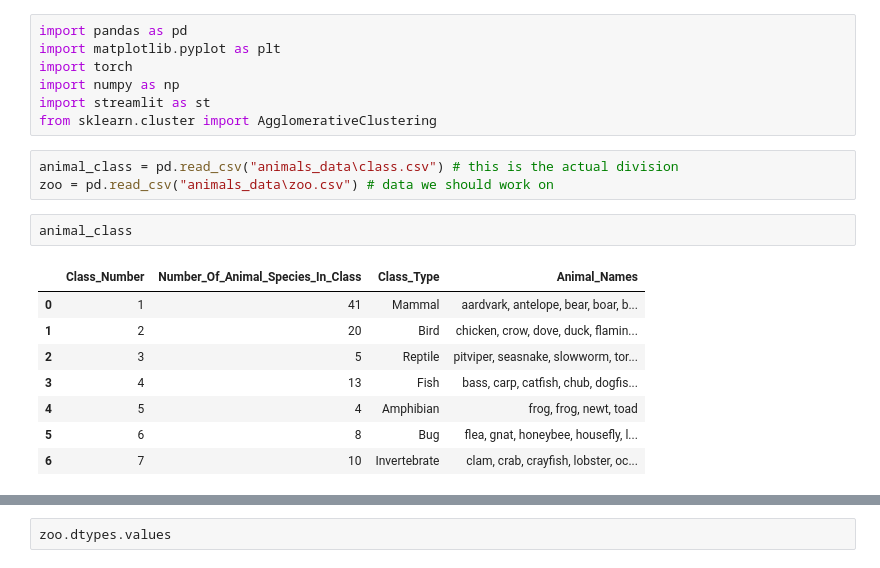
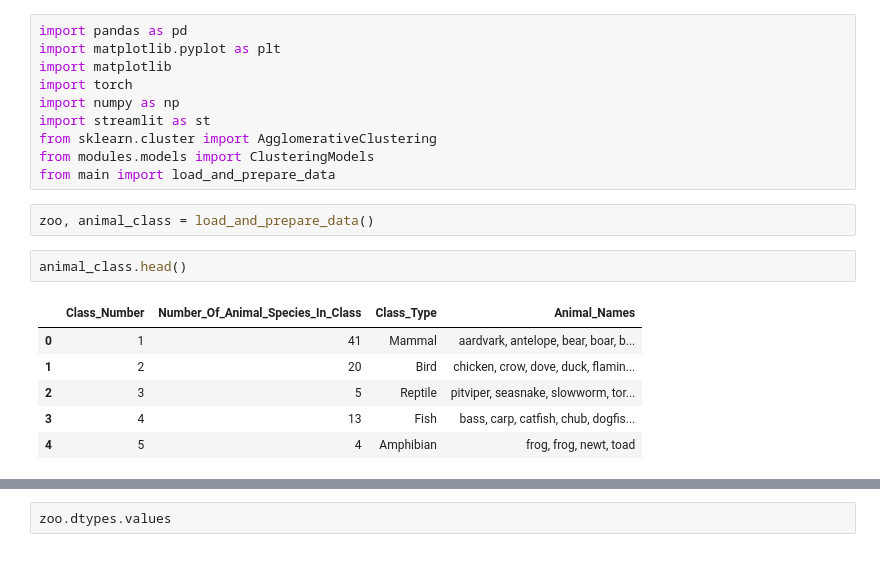
Before and after one commit to b8niiii/project, a Jupyter notebook: animal_notebook.ipynb, the cells around one changed output, grey strips where cells are left out. Cells and saved outputs as stored; diff of their text form.

```diff
--- a/animal_notebook.ipynb
+++ b/animal_notebook.ipynb
@@ -1,21 +1,21 @@
 # %%
 import pandas as pd
 import matplotlib.pyplot as plt
+import matplotlib
 import torch
 import numpy as np
 import streamlit as st
 from sklearn.cluster import AgglomerativeClustering
+from modules.models import ClusteringModels
+from main import load_and_prepare_data
-# %%
-animal_class = pd.read_csv("animals_data\class.csv") # this is the actual division
-zoo = pd.read_csv("animals_data\zoo.csv") # data we should work on
+# %%
+zoo, animal_class = load_and_prepare_data()
 # %%
-animal_class
+animal_class.head()
 # %% [output]
 |  | Class_Number | Number_Of_Animal_Species_In_Class | Class_Type | Animal_Names |
 | 0 | 1 | 41 | Mammal | aardvark, antelope, bear, boar, b... |
 | 1 | 2 | 20 | Bird | chicken, crow, dove, duck, flamin... |
 | 2 | 3 | 5 | Reptile | pitviper, seasnake, slowworm, tor... |
 | 3 | 4 | 13 | Fish | bass, carp, catfish, chub, dogfis... |
 | 4 | 5 | 4 | Amphibian | frog, frog, newt, toad |
-| 5 | 6 | 8 | Bug | flea, gnat, honeybee, housefly, l... |
-| 6 | 7 | 10 | Invertebrate | clam, crab, crayfish, lobster, oc... |
```
Also changed, not shown: parts of 8 cells of this notebook, 3 other files.
